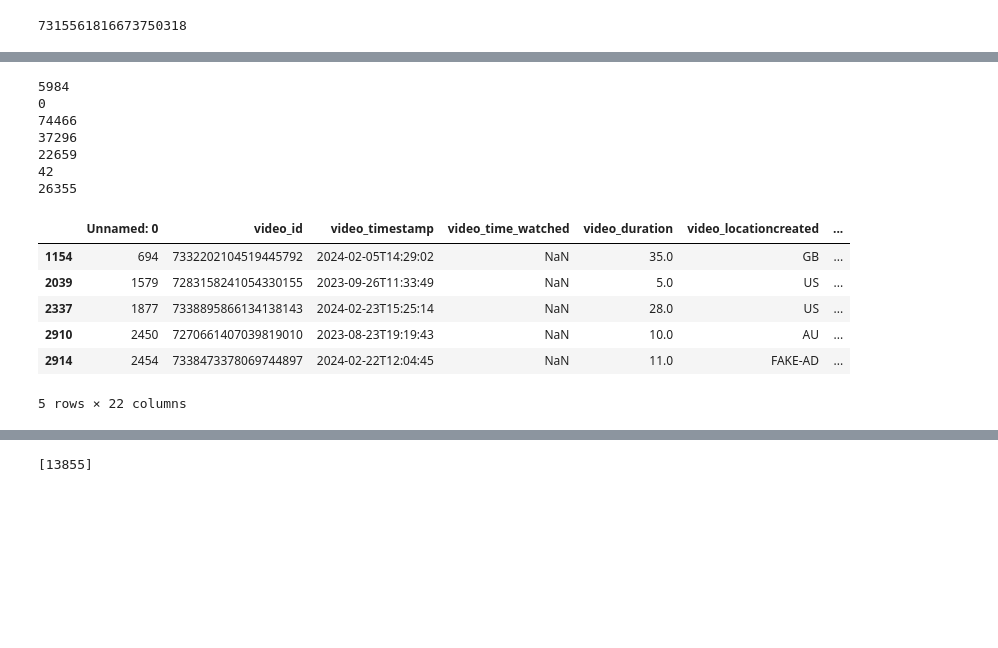
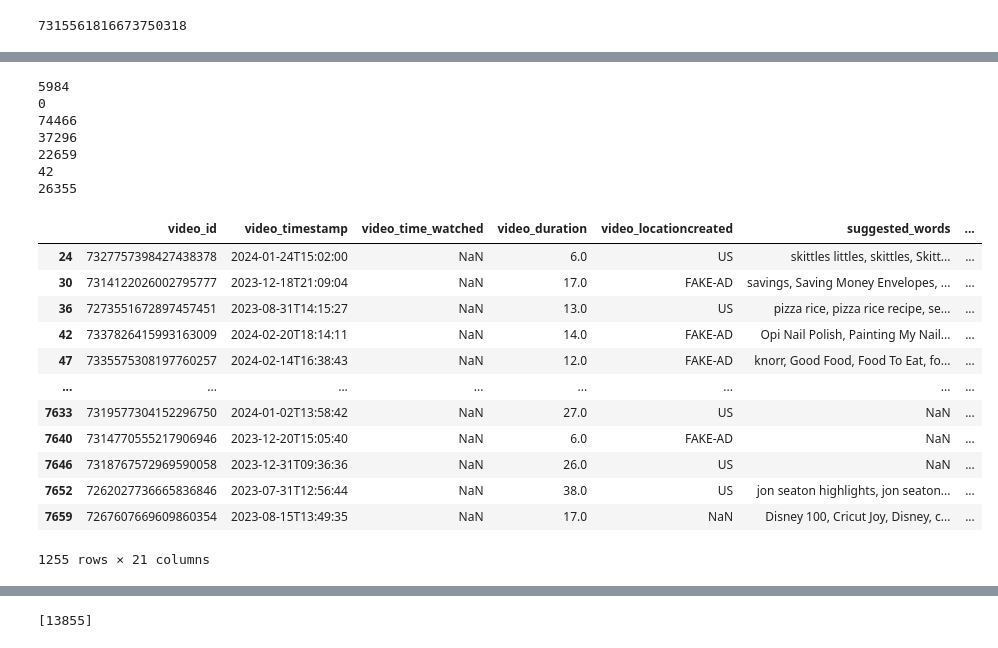
Before and after one commit to Dorajyl/CS315_FinalProject, a Jupyter notebook: CompleteDateTime.ipynb, the cells around one changed output, grey strips where cells are left out. Cells and saved outputs as stored; diff of their text form; code cells hidden in the pictures; blank space fills up the shorter version.

```diff
--- a/CompleteDateTime.ipynb
+++ b/CompleteDateTime.ipynb
@@ -91,33 +105,39 @@ for row in ads10824:
 # %%
 ads10824 = df10824[df10824['video_is_ad']==True]
 ads11111 = df11111[df11111['video_is_ad']==True]
 ads50405 = df50405[df50405['video_is_ad']==True]
 ads12345 = df12345[df12345['video_is_ad']==True]
 ads26301 = df26301[df26301['video_is_ad']==True]
 ads38129 = df38129[df38129['video_is_ad']==True]
 ads33534 = df33534[df33534['video_is_ad']==True]
 
 allads = [ads10824,ads11111,ads50405,ads12345,ads26301,ads38129,ads33534]
 
 for df in allads:
     print(df.size)
 
 allads = [ads10824,ads50405,ads12345,ads26301,ads38129,ads33534]
 
-ads10824.head()
+ads33534
 # %% [output]
 5984
 0
 74466
 37296
 22659
 42
 26355
-|  | Unnamed: 0 | video_id | video_timestamp | video_time_watched | video_duration | video_locationcreated | ... |
-| 1154 | 694 | 7332202104519445792 | 2024-02-05T14:29:02 | NaN | 35.0 | GB | ... |
-| 2039 | 1579 | 7283158241054330155 | 2023-09-26T11:33:49 | NaN | 5.0 | US | ... |
-| 2337 | 1877 | 7338895866134138143 | 2024-02-23T15:25:14 | NaN | 28.0 | US | ... |
-| 2910 | 2450 | 7270661407039819010 | 2023-08-23T19:19:43 | NaN | 10.0 | AU | ... |
-| 2914 | 2454 | 7338473378069744897 | 2024-02-22T12:04:45 | NaN | 11.0 | FAKE-AD | ... |
+|  | video_id | video_timestamp | video_time_watched | video_duration | video_locationcreated | suggested_words | ... |
+| 24 | 7327757398427438378 | 2024-01-24T15:02:00 | NaN | 6.0 | US | skittles littles, skittles, Skitt... | ... |
+| 30 | 7314122026002795777 | 2023-12-18T21:09:04 | NaN | 17.0 | FAKE-AD | savings, Saving Money Envelopes, ... | ... |
+| 36 | 7273551672897457451 | 2023-08-31T14:15:27 | NaN | 13.0 | US | pizza rice, pizza rice recipe, se... | ... |
+| 42 | 7337826415993163009 | 2024-02-20T18:14:11 | NaN | 14.0 | FAKE-AD | Opi Nail Polish, Painting My Nail... | ... |
+| 47 | 7335575308197760257 | 2024-02-14T16:38:43 | NaN | 12.0 | FAKE-AD | knorr, Good Food, Food To Eat, fo... | ... |
+| ... | ... | ... | ... | ... | ... | ... | ... |
+| 7633 | 7319577304152296750 | 2024-01-02T13:58:42 | NaN | 27.0 | US | NaN | ... |
+| 7640 | 7314770555217906946 | 2023-12-20T15:05:40 | NaN | 6.0 | FAKE-AD | NaN | ... |
+| 7646 | 7318767572969590058 | 2023-12-31T09:36:36 | NaN | 26.0 | US | NaN | ... |
+| 7652 | 7262027736665836846 | 2023-07-31T12:56:44 | NaN | 38.0 | US | jon seaton highlights, jon seaton... | ... |
+| 7659 | 7267607669609860354 | 2023-08-15T13:49:35 | NaN | 17.0 | NaN | Disney 100, Cricut Joy, Disney, c... | ... |
-5 rows × 22 columns
+1255 rows × 21 columns
 # %%
```
Also changed, not shown: parts of 6 cells of this notebook.
